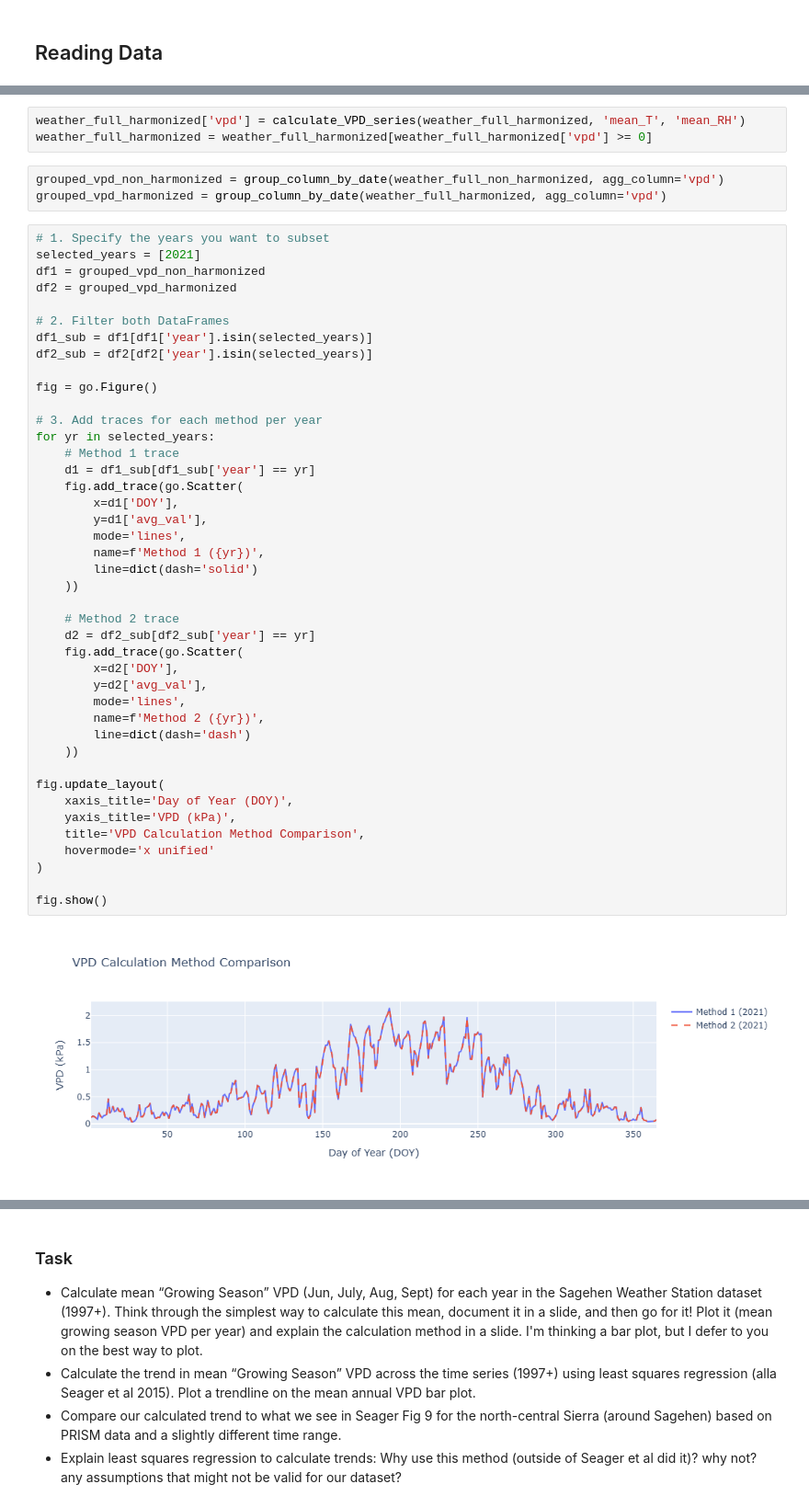
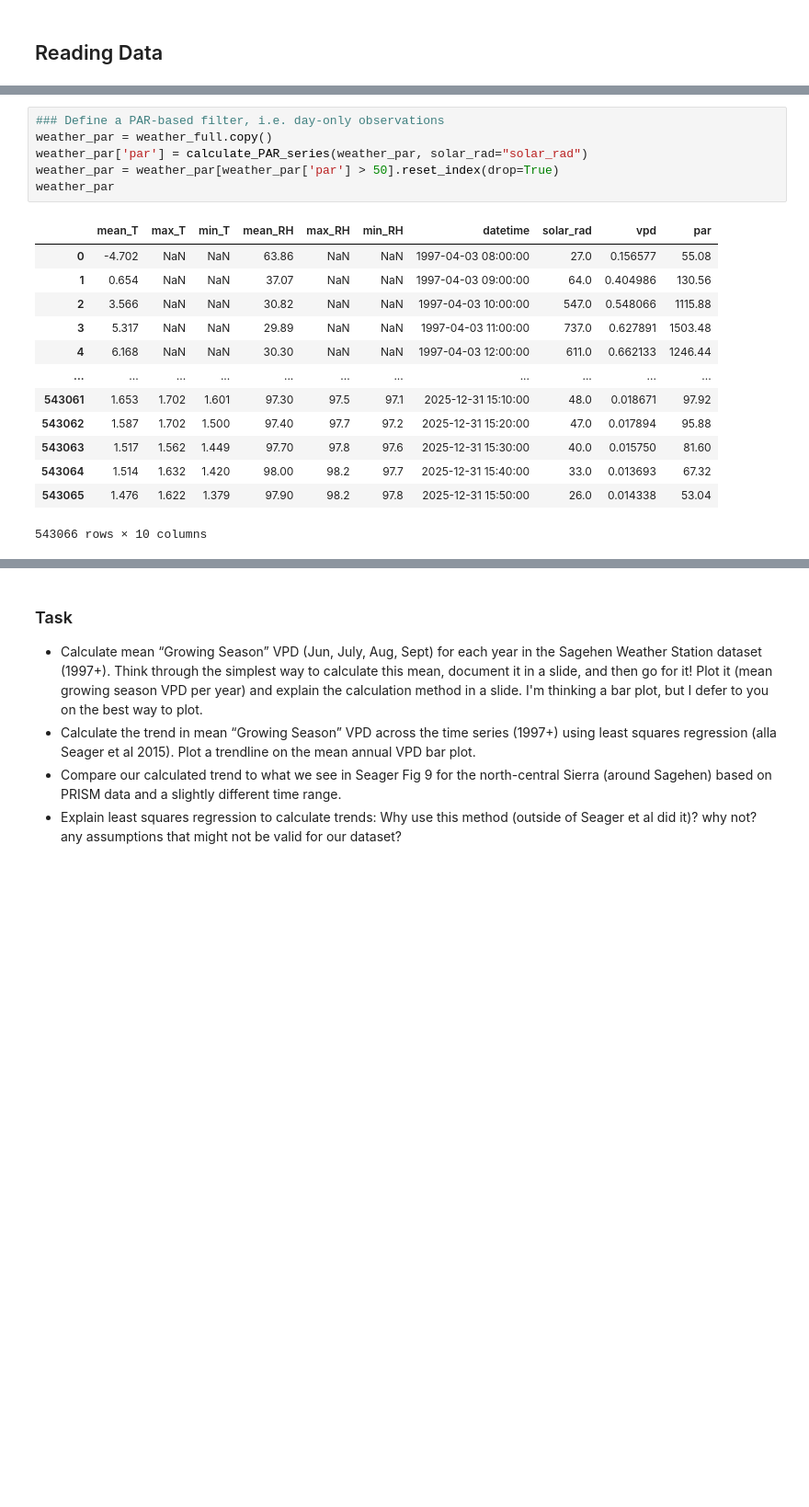
Before and after one commit to jnatali/sagehen_meadows, a Jupyter notebook: scripts/climate/VPD_long_term_analysis.ipynb, the cells around one changed output, grey strips where cells are left out. Shown at 92% size. Drawn from its saved outputs; the diff is of its cells as text; blank space fills up the shorter version.

```diff
--- a/scripts/climate/VPD_long_term_analysis.ipynb
+++ b/scripts/climate/VPD_long_term_analysis.ipynb
@@ -166,52 +180,22 @@ weather_full_non_harmonized = weather_full_non_harmonized[weather_full_non_harmo
-# %%
-weather_full_harmonized['vpd'] = calculate_VPD_series(weather_full_harmonized, 'mean_T', 'mean_RH')
-weather_full_harmonized = weather_full_harmonized[weather_full_harmonized['vpd'] >= 0]
-# %%
-grouped_vpd_non_harmonized = group_column_by_date(weather_full_non_harmonized, agg_column='vpd')
-grouped_vpd_harmonized = group_column_by_date(weather_full_harmonized, agg_column='vpd')
-# %%
-# 1. Specify the years you want to subset
-selected_years = [2021]
-df1 = grouped_vpd_non_harmonized
-df2 = grouped_vpd_harmonized
-
-# 2. Filter both DataFrames
-df1_sub = df1[df1['year'].isin(selected_years)]
-df2_sub = df2[df2['year'].isin(selected_years)]
-
-fig = go.Figure()
-
-# 3. Add traces for each method per year
-for yr in selected_years:
-    # Method 1 trace
-    d1 = df1_sub[df1_sub['year'] == yr]
-    fig.add_trace(go.Scatter(
-        x=d1['DOY'],
-        y=d1['avg_val'],
-        mode='lines',
-        name=f'Method 1 ({yr})',
-        line=dict(dash='solid')
-    ))
-
-    # Method 2 trace
-    d2 = df2_sub[df2_sub['year'] == yr]
-    fig.add_trace(go.Scatter(
-        x=d2['DOY'],
-        y=d2['avg_val'],
-        mode='lines',
-        name=f'Method 2 ({yr})',
-        line=dict(dash='dash')
-    ))
-
-fig.update_layout(
-    xaxis_title='Day of Year (DOY)',
-    yaxis_title='VPD (kPa)',
-    title='VPD Calculation Method Comparison',
-    hovermode='x unified'
-)
-
-fig.show()
-# %% [output]
-[figure, removed]
+# %%
+### Define a PAR-based filter, i.e. day-only observations
+weather_par = weather_full.copy()
+weather_par['par'] = calculate_PAR_series(weather_par, solar_rad="solar_rad")
+weather_par = weather_par[weather_par['par'] > 50].reset_index(drop=True)
+weather_par
+# %% [output]
+|  | mean_T | max_T | min_T | mean_RH | max_RH | min_RH | datetime | solar_rad | vpd | par |
+| 0 | -4.702 | NaN | NaN | 63.86 | NaN | NaN | 1997-04-03 08:00:00 | 27.0 | 0.156577 | 55.08 |
+| 1 | 0.654 | NaN | NaN | 37.07 | NaN | NaN | 1997-04-03 09:00:00 | 64.0 | 0.404986 | 130.56 |
+| 2 | 3.566 | NaN | NaN | 30.82 | NaN | NaN | 1997-04-03 10:00:00 | 547.0 | 0.548066 | 1115.88 |
+| 3 | 5.317 | NaN | NaN | 29.89 | NaN | NaN | 1997-04-03 11:00:00 | 737.0 | 0.627891 | 1503.48 |
+| 4 | 6.168 | NaN | NaN | 30.30 | NaN | NaN | 1997-04-03 12:00:00 | 611.0 | 0.662133 | 1246.44 |
+| ... | ... | ... | ... | ... | ... | ... | ... | ... | ... | ... |
+| 543061 | 1.653 | 1.702 | 1.601 | 97.30 | 97.5 | 97.1 | 2025-12-31 15:10:00 | 48.0 | 0.018671 | 97.92 |
+| 543062 | 1.587 | 1.702 | 1.500 | 97.40 | 97.7 | 97.2 | 2025-12-31 15:20:00 | 47.0 | 0.017894 | 95.88 |
+| 543063 | 1.517 | 1.562 | 1.449 | 97.70 | 97.8 | 97.6 | 2025-12-31 15:30:00 | 40.0 | 0.015750 | 81.60 |
+| 543064 | 1.514 | 1.632 | 1.420 | 98.00 | 98.2 | 97.7 | 2025-12-31 15:40:00 | 33.0 | 0.013693 | 67.32 |
+| 543065 | 1.476 | 1.622 | 1.379 | 97.90 | 98.2 | 97.8 | 2025-12-31 15:50:00 | 26.0 | 0.014338 | 53.04 |
+543066 rows × 10 columns
 # %%
 grouped_weather_vpd = group_column_by_date(weather_full, agg_column="vpd")
```
Also changed, not shown: parts of 15 cells of this notebook.
